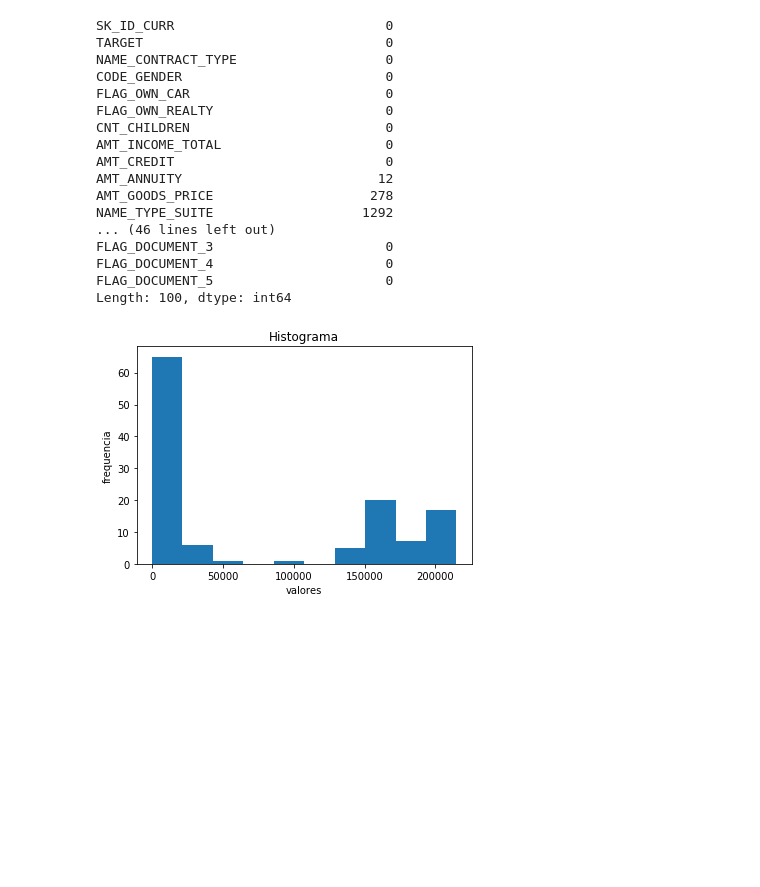
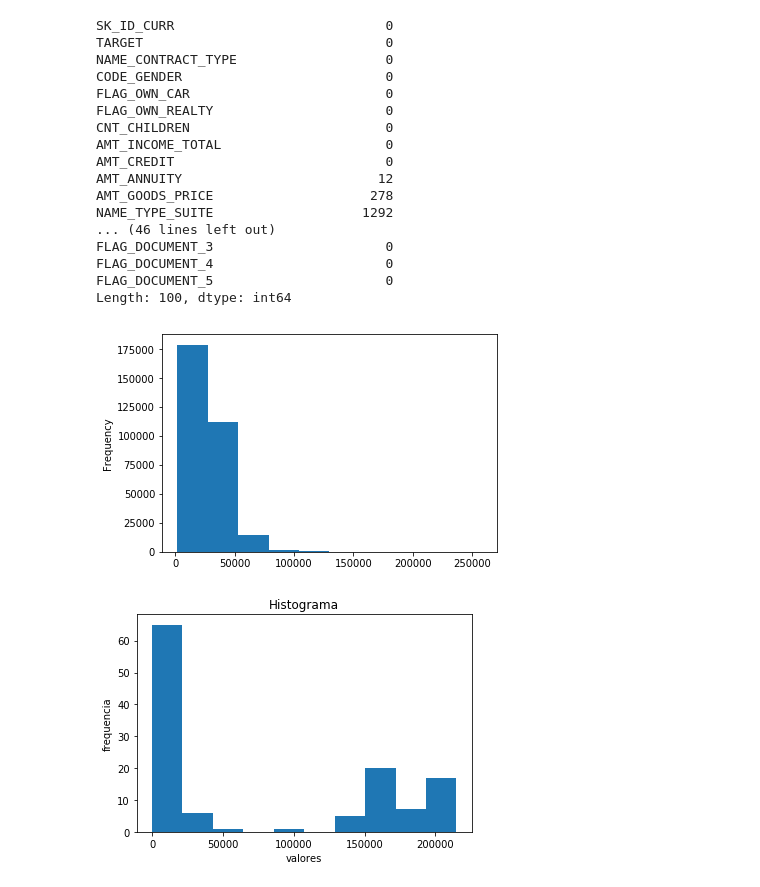
Before and after one commit to GeraldineE/kaggle_home_credit_default_risk, a Jupyter notebook: Kaggle_target_train_test.ipynb, the cells around one changed output. Saved outputs shown, nothing was run; the diff lists cells and outputs as text; code cells hidden in the pictures; blank space fills up the shorter version.

```diff
--- a/Kaggle_target_train_test.ipynb
+++ b/Kaggle_target_train_test.ipynb
@@ -162,6 +162,11 @@ FLAG_DOCUMENT_3                      0
 FLAG_DOCUMENT_4                      0
 FLAG_DOCUMENT_5                      0
 Length: 100, dtype: int64
+# %%
+data_train['AMT_ANNUITY'].plot('hist')
+plt.show()
+# %% [output]
+[figure, added]
 # %%
 #histograma valores perdidos
 missing_val.plot('hist',bins=10)
```
Also changed, not shown: parts of 4 cells of this notebook.
